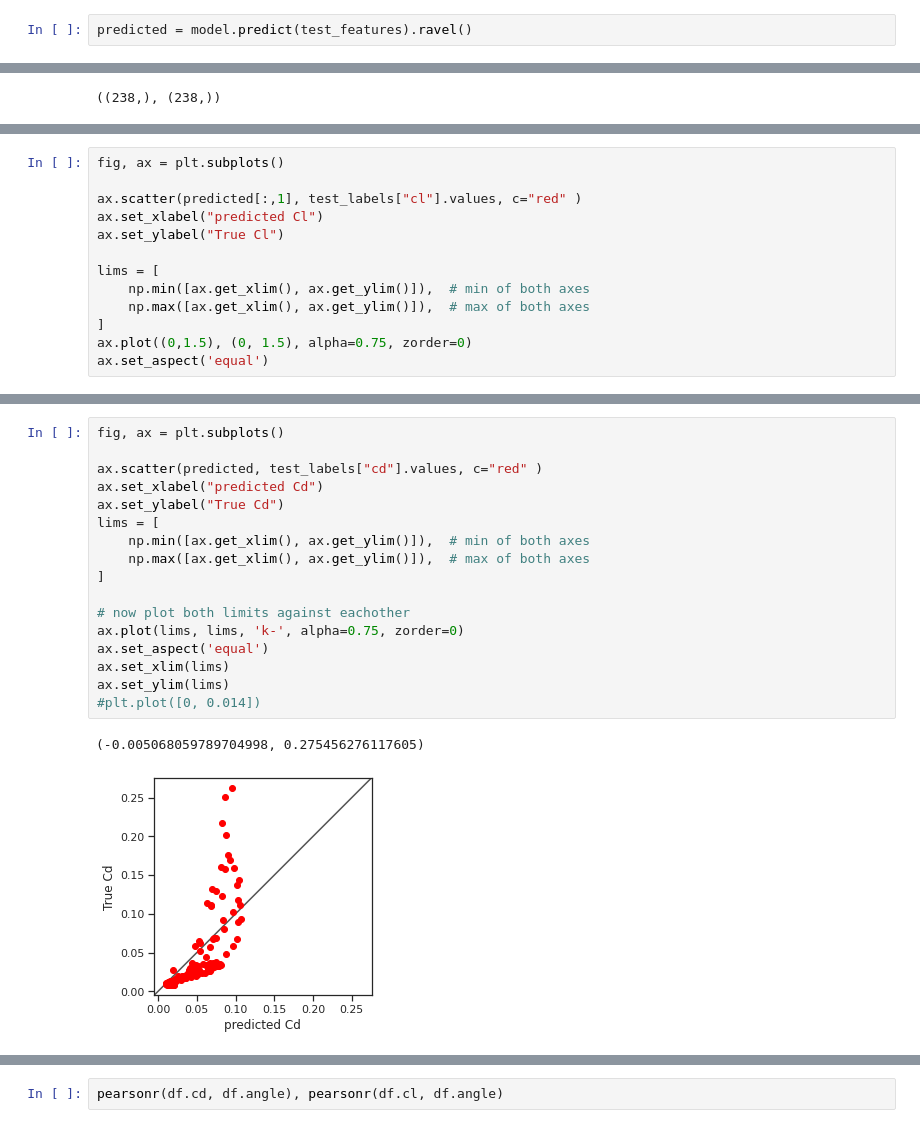
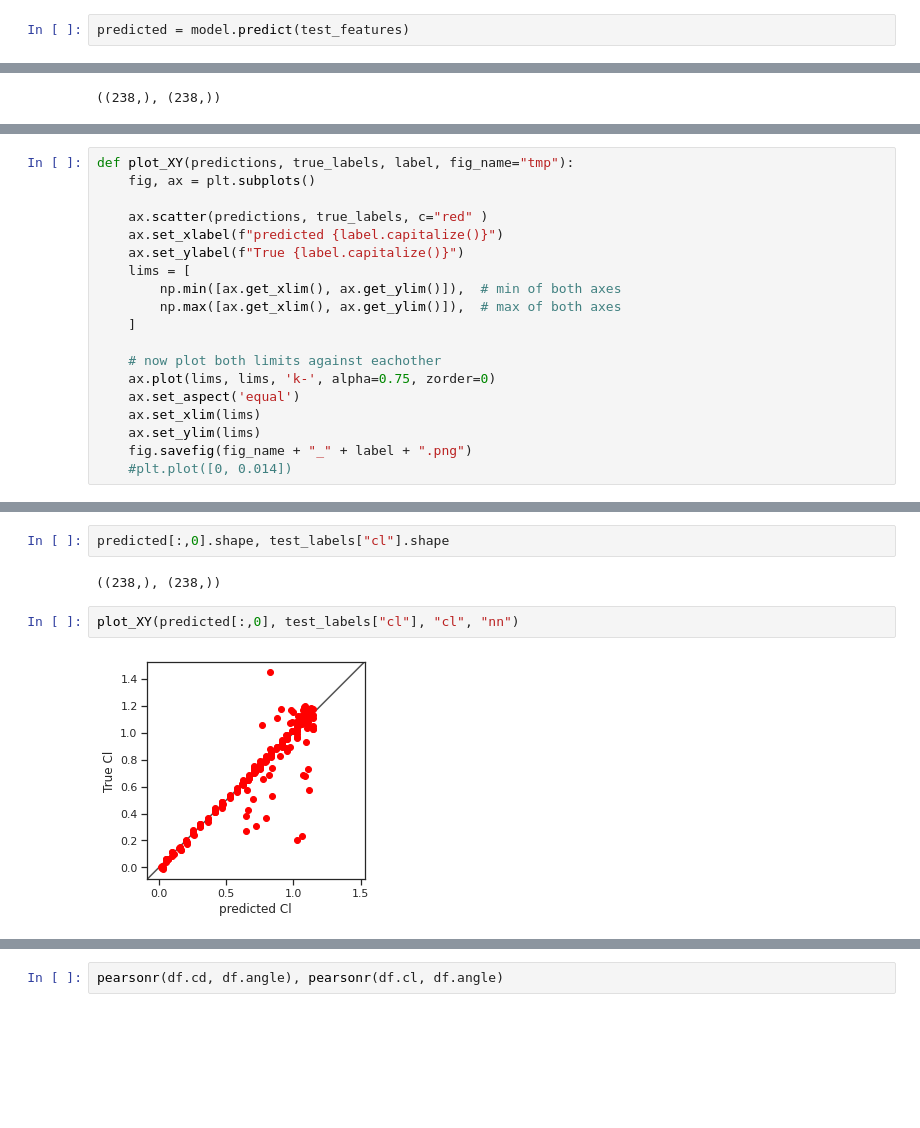
Before and after one commit to sinanh/flowAroundTriangles, a Jupyter notebook: training.ipynb, the cells around one changed output, grey strips where cells are left out. Cells and saved outputs as stored; diff of their text form; blank space fills up the shorter version.

```diff
--- a/training.ipynb
+++ b/training.ipynb
@@ -268,2 +303,2 @@ INFO:tensorflow:Assets written to: tmp/model/assets
 # %%
-predicted = model.predict(test_features).ravel()
+predicted = model.predict(test_features)
@@ -322,13 +315,19 @@ IndexError: index 1 is out of bounds for axis 1 with size 1
 # %%
-fig, ax = plt.subplots()
+def plot_XY(predictions, true_labels, label, fig_name="tmp"):
+    fig, ax = plt.subplots()
 
-ax.scatter(predicted[:,1], test_labels["cl"].values, c="red" )
-ax.set_xlabel("predicted Cl")
-ax.set_ylabel("True Cl")
+    ax.scatter(predictions, true_labels, c="red" )
+    ax.set_xlabel(f"predicted {label.capitalize()}")
+    ax.set_ylabel(f"True {label.capitalize()}")
+    lims = [
+        np.min([ax.get_xlim(), ax.get_ylim()]),  # min of both axes
+        np.max([ax.get_xlim(), ax.get_ylim()]),  # max of both axes
+    ]
 
-lims = [
-    np.min([ax.get_xlim(), ax.get_ylim()]),  # min of both axes
-    np.max([ax.get_xlim(), ax.get_ylim()]),  # max of both axes
-]
-ax.plot((0,1.5), (0, 1.5), alpha=0.75, zorder=0)
-ax.set_aspect('equal')
+    # now plot both limits against eachother
+    ax.plot(lims, lims, 'k-', alpha=0.75, zorder=0)
+    ax.set_aspect('equal')
+    ax.set_xlim(lims)
+    ax.set_ylim(lims)
+    fig.savefig(fig_name + "_" + label + ".png")
+    #plt.plot([0, 0.014])
@@ -358,20 +334,8 @@ array([[0.01290125],
-# %%
-fig, ax = plt.subplots()
-
-ax.scatter(predicted, test_labels["cd"].values, c="red" )
-ax.set_xlabel("predicted Cd")
-ax.set_ylabel("True Cd")
-lims = [
-    np.min([ax.get_xlim(), ax.get_ylim()]),  # min of both axes
-    np.max([ax.get_xlim(), ax.get_ylim()]),  # max of both axes
-]
-
-# now plot both limits against eachother
-ax.plot(lims, lims, 'k-', alpha=0.75, zorder=0)
-ax.set_aspect('equal')
-ax.set_xlim(lims)
-ax.set_ylim(lims)
-#plt.plot([0, 0.014])
-# %% [output]
-(-0.005068059789704998, 0.275456276117605)
-[figure, removed]
+# %%
+predicted[:,0].shape, test_labels["cl"].shape
+# %% [output]
+((238,), (238,))
+# %%
+plot_XY(predicted[:,0], test_labels["cl"], "cl", "nn")
+# %% [output]
+[figure, added]
```
Also changed, not shown: parts of 60 cells of this notebook, 22 other files.
